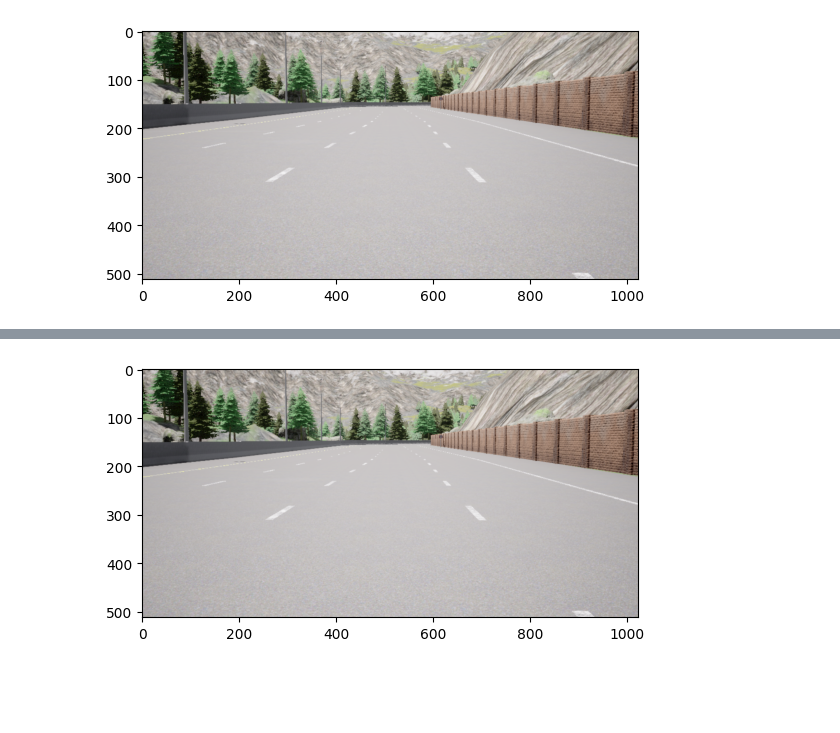
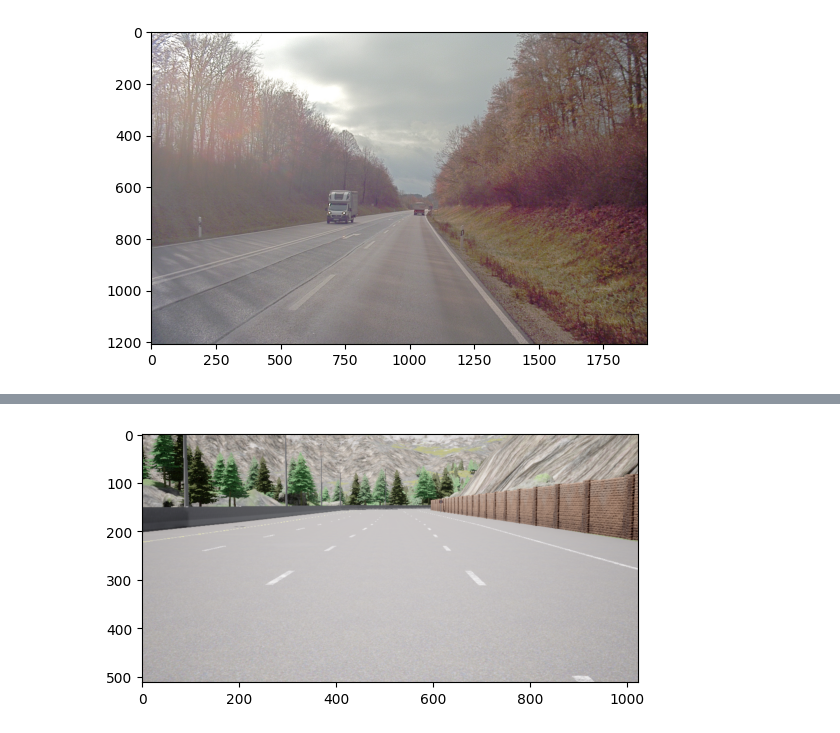
Before and after one commit to Efferbach/Backup, a Jupyter notebook: IPM/IPM.ipynb, the cells around one changed output, grey strips where cells are left out. Drawn from its saved outputs; the diff is of its cells as text; code cells hidden in the pictures; blank space fills up the shorter version.

Commit message:
Test image

```diff
--- a/IPM/IPM.ipynb
+++ b/IPM/IPM.ipynb
@@ -534,13 +534,14 @@ model_path = "/home/morten/Documents/Backup/Models/DeepLab3Lanes.pth"
 sld = simple_lane_detector(model_path)
 # %%
-img_path = '/home/morten/Documents/Data/data_lane_segmentation/val/Town04_Clear_Noon_09_09_2020_14_57_22_frame_1884_validation_set.png'
-label_path = '/home/morten/Documents/Data/data_lane_segmentation/val_label/Town04_Clear_Noon_09_09_2020_14_57_22_frame_1061_validation_set_label.png'
+img_path = '/home/morten/Downloads/20181204_170238/camera/cam_front_center/20181204170238_camera_frontcenter_000000330.png'
+# label_path = '/home/morten/Documents/Data/data_lane_segmentation/val_label/Town04_Clear_Noon_09_09_2020_14_57_22_frame_1061_validation_set_label.png'
 img = cv2.imread(img_path)
-label = cv2.imread(label_path)
+img = cv2.cvtColor(img, cv2.COLOR_RGB2BGR, img)
+# label = cv2.imread(label_path)
 plt.imshow(img)
 plt.show()
 # %% [output]
-[figure, old version]
+[figure, new version]
 # %%
 camera = CameraG()
 camera.get_fit_and_probs(img, sld)
```
Also changed, not shown: parts of 3 cells of this notebook, 1 other file.
